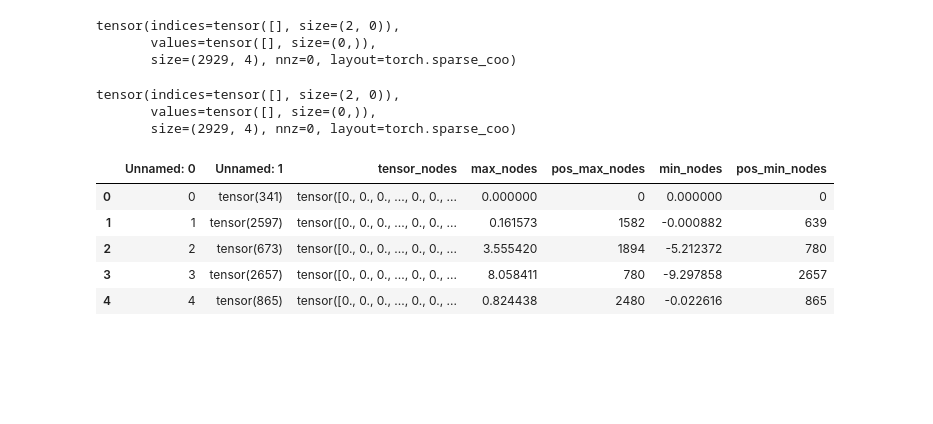
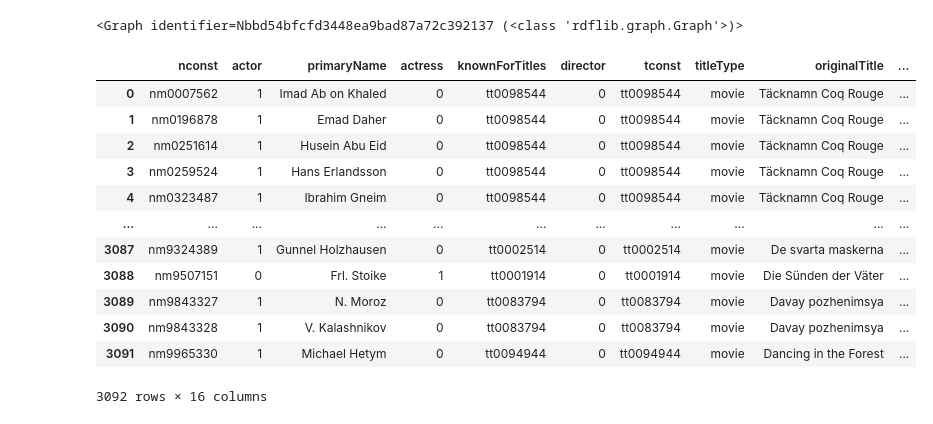
Before and after one commit to LuThe17/explainable-RGCNs-and-RGATs, a Jupyter notebook: plots.ipynb, the cells around one changed output. Cells and saved outputs as stored; diff of their text form; code cells hidden in the pictures; blank space fills up the shorter version.

Commit message:
IMDB data

```diff
--- a/plots.ipynb
+++ b/plots.ipynb
@@ -42,21 +9,0 @@ tensor([[2.4940e-01, 2.4994e-01, 2.5009e-01, 2.5058e-01],
-# %%
-(pred_after_780-pred).to_sparse_coo()
-# %% [output]
-tensor(indices=tensor([], size=(2, 0)),
-       values=tensor([], size=(0,)),
-       size=(2929, 4), nnz=0, layout=torch.sparse_coo)
-# %%
-(pred-pred_after_1894).to_sparse_coo()
-# %% [output]
-tensor(indices=tensor([], size=(2, 0)),
-       values=tensor([], size=(0,)),
-       size=(2929, 4), nnz=0, layout=torch.sparse_coo)
-# %%
-pd.read_csv('out/IMDB/RGAT_no_emb/LRP_nodes_table.csv')
-# %% [output]
-|  | Unnamed: 0 | Unnamed: 1 | tensor_nodes | max_nodes | pos_max_nodes | min_nodes | pos_min_nodes |
-| 0 | 0 | tensor(341) | tensor([0., 0., 0., ..., 0., 0., ... | 0.000000 | 0 | 0.000000 | 0 |
-| 1 | 1 | tensor(2597) | tensor([0., 0., 0., ..., 0., 0., ... | 0.161573 | 1582 | -0.000882 | 639 |
-| 2 | 2 | tensor(673) | tensor([0., 0., 0., ..., 0., 0., ... | 3.555420 | 1894 | -5.212372 | 780 |
-| 3 | 3 | tensor(2657) | tensor([0., 0., 0., ..., 0., 0., ... | 8.058411 | 780 | -9.297858 | 2657 |
-| 4 | 4 | tensor(865) | tensor([0., 0., 0., ..., 0., 0., ... | 0.824438 | 2480 | -0.022616 | 865 |
@@ -62,0 +48,34 @@ pd.read_csv('out/IMDB/RGAT_no_emb/LRP_nodes_table.csv')
+# %%
+graph = rdf.Graph()
+graph.parse('data/IMDB/imdb_graph.nt', format='nt')
+# %% [output]
+<Graph identifier=Nbbd54bfcfd3448ea9bad87a72c392137 (<class 'rdflib.graph.Graph'>)>
+# %%
+files = read_all_pickle_without_ending('out/IMDB/RGAT_no_emb/')
+csv = readallcsvinpath('out/IMDB/RGAT_no_emb/')
+ids = [1199,2613,2048,1469]
+data = torch.load('out/IMDB/RGAT_no_emb/pred_before.pt')
+test_file = pd.read_csv('data/IMDB/test_Set_new.csv', sep=',')
+nodes = pd.DataFrame(files[1])
+movies = pd.read_csv('data/IMDB/tog.csv', sep=',')
+gen = movies[['Drama', 'Comedy', 'Romance', 'Thriller']]
+new = gen.dot(gen.columns)
+movies['genres'] = new
+movies[['actor','actress','director']] = movies[['actor','actress','director']].astype(int)
+job = movies[['actor','actress','director']]
+movies['job'] = job.dot(job.columns)
+movies
+# %% [output]
+|  | nconst | actor | primaryName | actress | knownForTitles | director | tconst | titleType | originalTitle | ... |
+| 0 | nm0007562 | 1 | Imad Ab on Khaled | 0 | tt0098544 | 0 | tt0098544 | movie | Täcknamn Coq Rouge | ... |
+| 1 | nm0196878 | 1 | Emad Daher | 0 | tt0098544 | 0 | tt0098544 | movie | Täcknamn Coq Rouge | ... |
+| 2 | nm0251614 | 1 | Husein Abu Eid | 0 | tt0098544 | 0 | tt0098544 | movie | Täcknamn Coq Rouge | ... |
+| 3 | nm0259524 | 1 | Hans Erlandsson | 0 | tt0098544 | 0 | tt0098544 | movie | Täcknamn Coq Rouge | ... |
+| 4 | nm0323487 | 1 | Ibrahim Gneim | 0 | tt0098544 | 0 | tt0098544 | movie | Täcknamn Coq Rouge | ... |
+| ... | ... | ... | ... | ... | ... | ... | ... | ... | ... | ... |
+| 3087 | nm9324389 | 1 | Gunnel Holzhausen | 0 | tt0002514 | 0 | tt0002514 | movie | De svarta maskerna | ... |
+| 3088 | nm9507151 | 0 | Frl. Stoike | 1 | tt0001914 | 0 | tt0001914 | movie | Die Sünden der Väter | ... |
+| 3089 | nm9843327 | 1 | N. Moroz | 0 | tt0083794 | 0 | tt0083794 | movie | Davay pozhenimsya | ... |
+| 3090 | nm9843328 | 1 | V. Kalashnikov | 0 | tt0083794 | 0 | tt0083794 | movie | Davay pozhenimsya | ... |
+| 3091 | nm9965330 | 1 | Michael Hetym | 0 | tt0094944 | 0 | tt0094944 | movie | Dancing in the Forest | ... |
+3092 rows × 16 columns
```
Also changed, not shown: parts of 21 cells of this notebook, 18 other files.
